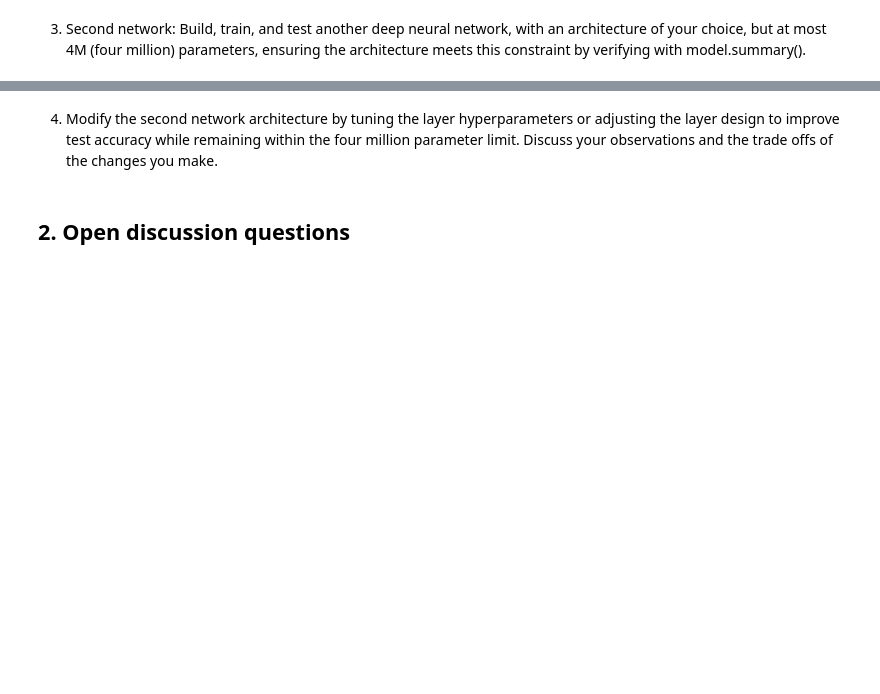
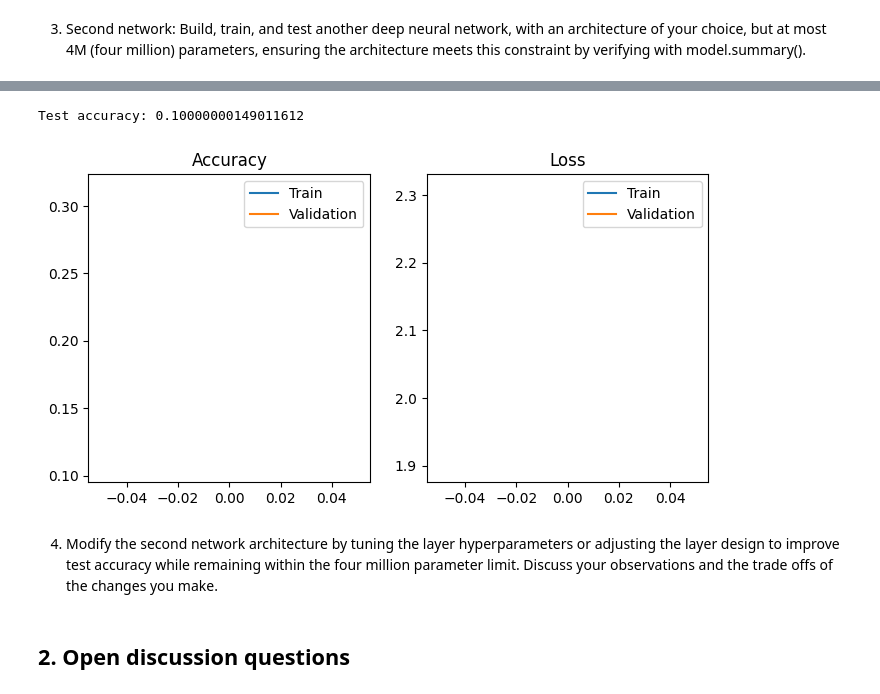
Before and after one commit to ducanup01/ML4DS-220205-Assignment5, a Jupyter notebook: 220205-assignment5-notebook copy.ipynb, the cells around one changed output, grey strips where cells are left out. Drawn from its saved outputs; the diff is of its cells as text; code cells hidden in the pictures; blank space fills up the shorter version.

```diff
--- a/220205-assignment5-notebook copy.ipynb
+++ b/220205-assignment5-notebook copy.ipynb
@@ -424,0 +296,6 @@ plt.legend()
+# %%
+model.compile(
+    optimizer=tf.keras.optimizers.Adam(learning_rate=0.001),
+    loss="categorical_crossentropy",
+    metrics=["accuracy"]
+)
@@ -424,0 +320,9 @@ plt.legend()
+# %%
+history = model.fit(
+    X_train_norm, y_train_cat,
+    validation_data=(X_val_norm, y_val_cat),
+    epochs=1,
+    batch_size=64,
+    callbacks=callbacks,
+    verbose=1
+)
@@ -425,16 +333,23 @@ plt.legend()
+# %%
+test_loss, test_acc = model.evaluate(X_test_norm, y_test_cat, verbose=0)
+print("Test accuracy:", test_acc)
+# %% [output]
+Test accuracy: 0.10000000149011612
 # %%
-# plt.figure(figsize=(14,5))
+plt.figure(figsize=(8,4))
 
-# plt.subplot(1,2,1)
-# plt.plot(train_losses, label="Train Loss")
-# plt.plot(val_losses, label="Val Loss")
-# plt.title("Loss over epochs")
-# plt.legend()
+plt.subplot(1,2,1)
+plt.plot(history.history['accuracy'])
+plt.plot(history.history['val_accuracy'])
+plt.title('Accuracy')
+plt.legend(['Train', 'Validation'])
 
-# plt.subplot(1,2,2)
-# plt.plot(train_accs, label="Train Acc")
-# plt.plot(val_accs, label="Val Acc")
-# plt.title("Accuracy over epochs")
-# plt.legend()
+plt.subplot(1,2,2)
+plt.plot(history.history['loss'])
+plt.plot(history.history['val_loss'])
+plt.title('Loss')
+plt.legend(['Train', 'Validation'])
 
-# plt.show()
+plt.show()
+# %% [output]
+[figure, added]
```
Also changed, not shown: parts of 17 cells of this notebook, 1 other file.
